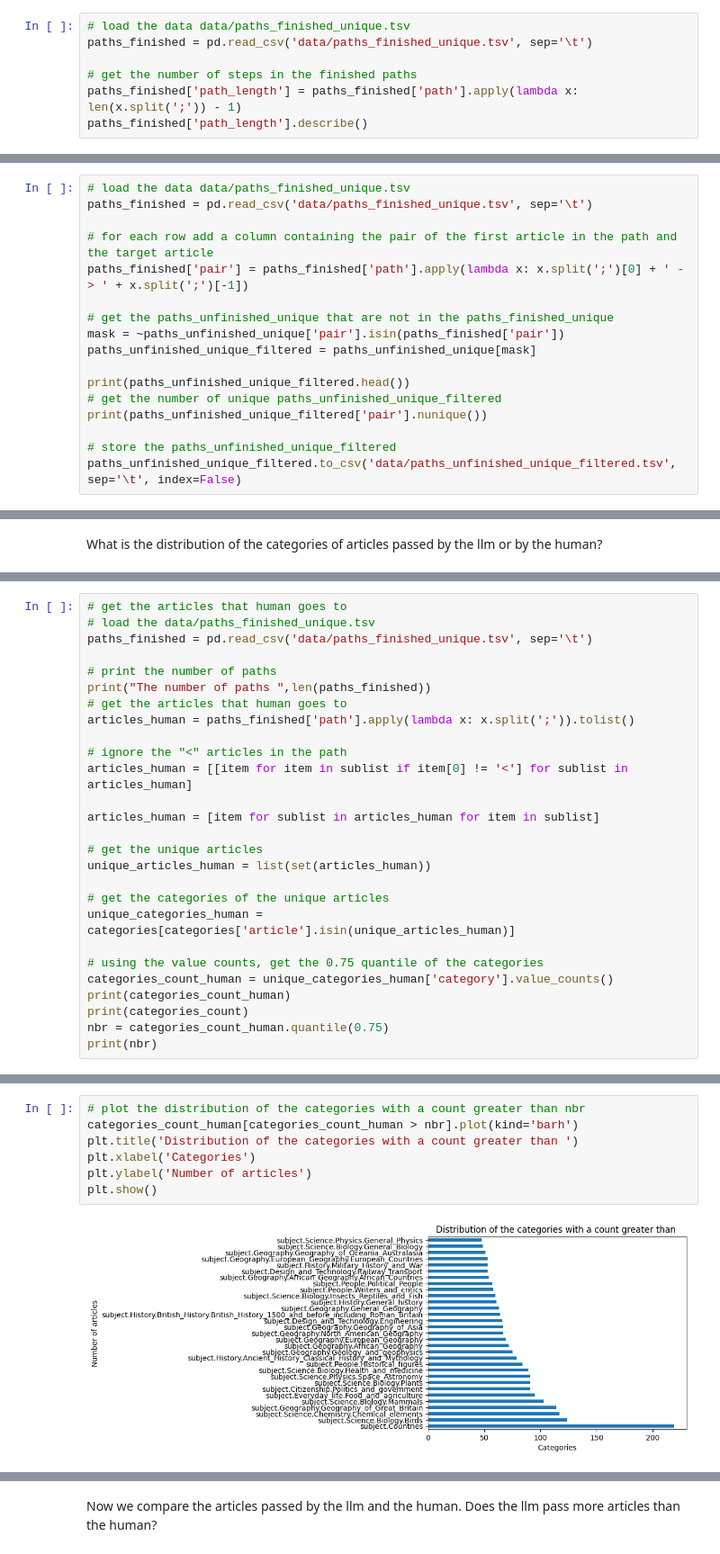
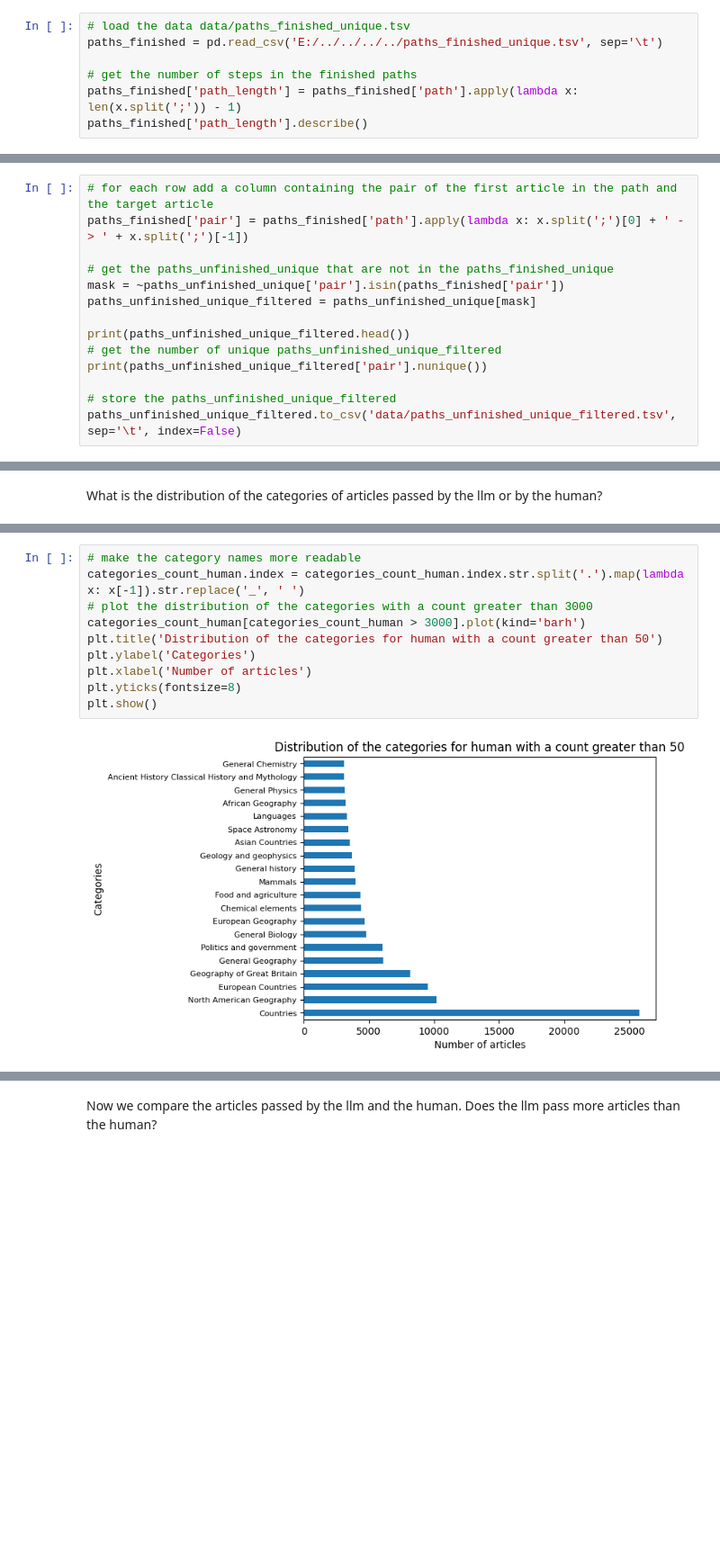
Before and after one commit to epfl-ada/ada-2024-project-adaspeedia, a Jupyter notebook: questions.ipynb, the cells around one changed output, grey strips where cells are left out. Shown at 90% size. Cells and saved outputs as stored; diff of their text form; blank space fills up the shorter version.

Commit message:
Correction the distribution of categories

```diff
--- a/questions.ipynb
+++ b/questions.ipynb
@@ -26,7 +26,7 @@ max         16.000000
 Name: steps, dtype: float64
 # %%
 # load the data data/paths_finished_unique.tsv
-paths_finished = pd.read_csv('data/paths_finished_unique.tsv', sep='\t')
+paths_finished = pd.read_csv('E:/../../../../paths_finished_unique.tsv', sep='\t')
 
 # get the number of steps in the finished paths
 paths_finished['path_length'] = paths_finished['path'].apply(lambda x: len(x.split(';')) - 1)
@@ -192,9 +192,6 @@ print(paths_unfinished_unique.head())
 3  restart         Paraguay -> Mount_St._Helens
 5  timeout  Agriculture -> Grand_Canal_of_China
 # %%
-# load the data data/paths_finished_unique.tsv
-paths_finished = pd.read_csv('data/paths_finished_unique.tsv', sep='\t')
-
 # for each row add a column containing the pair of the first article in the path and the target article
 paths_finished['pair'] = paths_finished['path'].apply(lambda x: x.split(';')[0] + ' -> ' + x.split(';')[-1])
 
@@ -363,27 +412,0 @@ plt.show()
-# %%
-# get the articles that human goes to
-# load the data/paths_finished_unique.tsv
-paths_finished = pd.read_csv('data/paths_finished_unique.tsv', sep='\t')
-
-# print the number of paths
-print("The number of paths ",len(paths_finished))
-# get the articles that human goes to
-articles_human = paths_finished['path'].apply(lambda x: x.split(';')).tolist()
-
-# ignore the "<" articles in the path
-articles_human = [[item for item in sublist if item[0] != '<'] for sublist in articles_human]
-
-articles_human = [item for sublist in articles_human for item in sublist]
-
-# get the unique articles
-unique_articles_human = list(set(articles_human))
-
-# get the categories of the unique articles
-unique_categories_human = categories[categories['article'].isin(unique_articles_human)]
-
-# using the value counts, get the 0.75 quantile of the categories
-categories_count_human = unique_categories_human['category'].value_counts()
-print(categories_count_human)
-print(categories_count)
-nbr = categories_count_human.quantile(0.75)
-print(nbr)
@@ -408,9 +413,12 @@ Name: count, dtype: int64
 # %%
-# plot the distribution of the categories with a count greater than nbr
-categories_count_human[categories_count_human > nbr].plot(kind='barh')
-plt.title('Distribution of the categories with a count greater than ')
-plt.xlabel('Categories')
-plt.ylabel('Number of articles')
+# make the category names more readable
+categories_count_human.index = categories_count_human.index.str.split('.').map(lambda x: x[-1]).str.replace('_', ' ')
+# plot the distribution of the categories with a count greater than 3000
+categories_count_human[categories_count_human > 3000].plot(kind='barh')
+plt.title('Distribution of the categories for human with a count greater than 50')
+plt.ylabel('Categories')
+plt.xlabel('Number of articles')
+plt.yticks(fontsize=8)
 plt.show()
 # %% [output]
-[figure, old version]
+[figure, new version]
```
Also changed, not shown: parts of 11 cells of this notebook.
